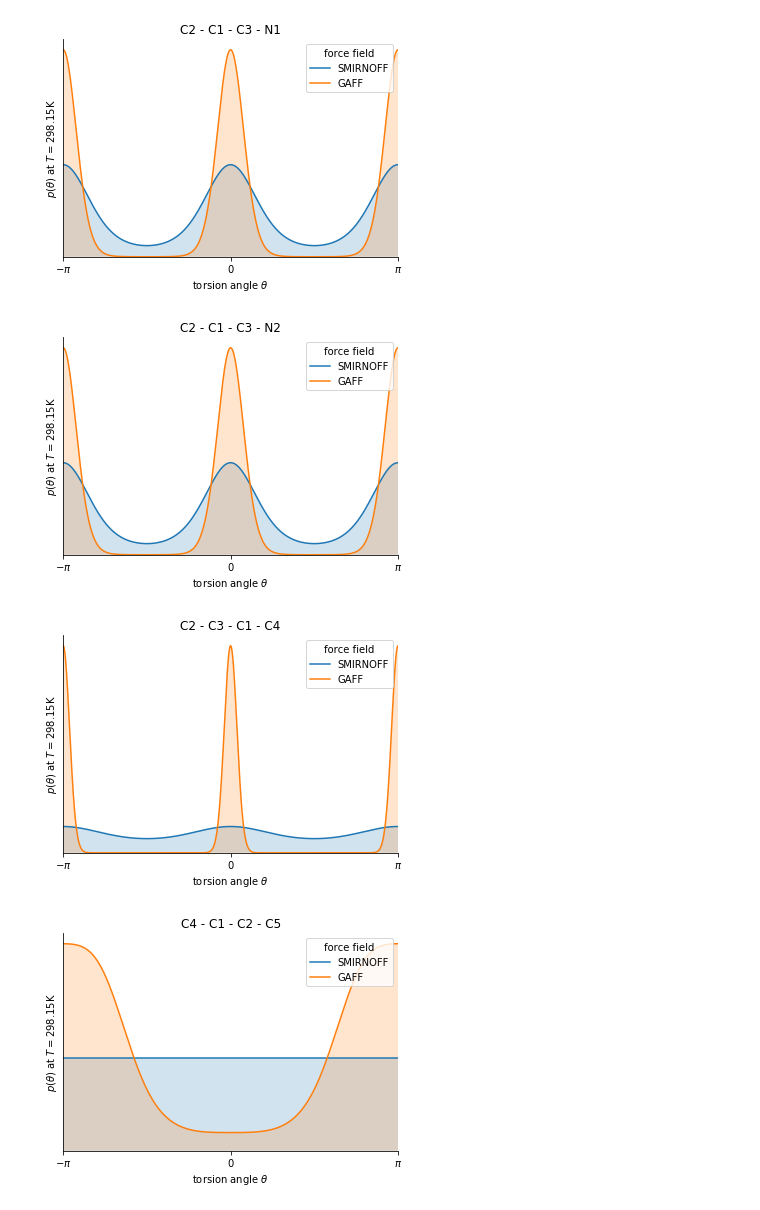
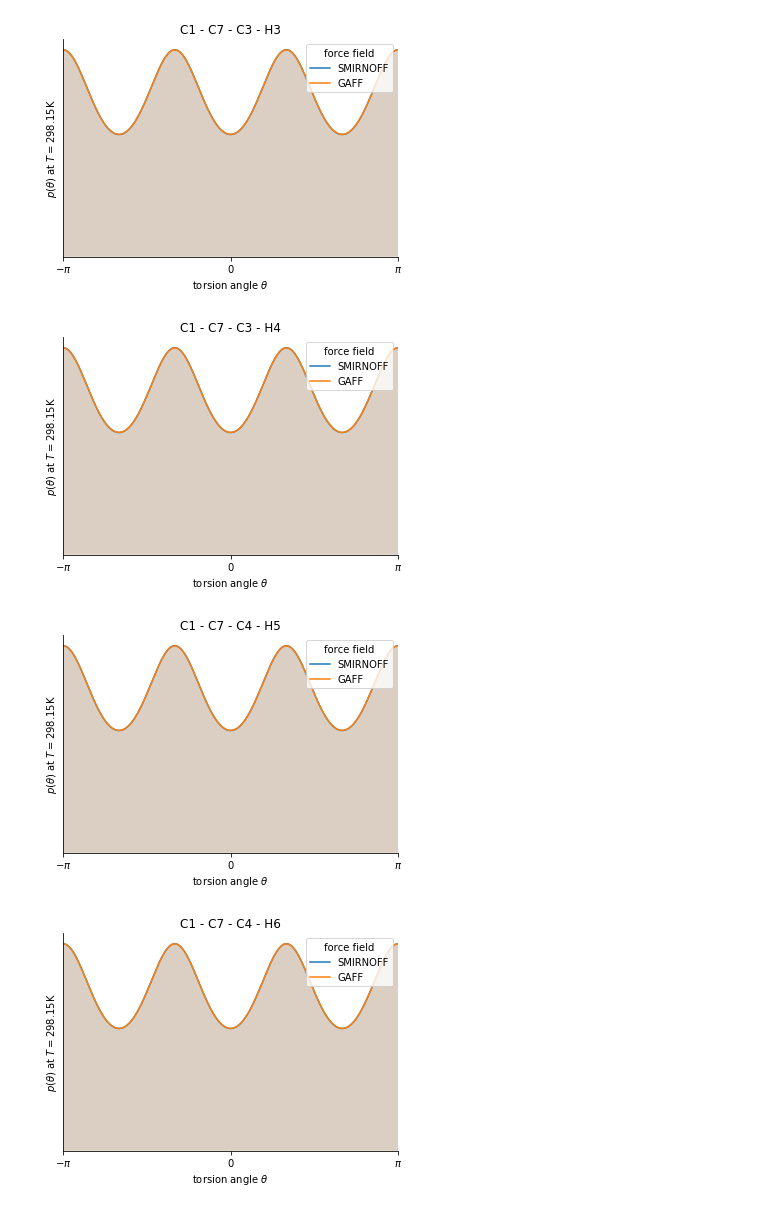
Before and after one commit to openforcefield/bayes-implicit-solvent, a Jupyter notebook: notebooks/compare slow aldicarb torsions in smirnoff vs. gaff.ipynb, the cells around one changed output. Cells and saved outputs as stored; diff of their text form; code cells hidden in the pictures.

```diff
--- a/notebooks/compare slow aldicarb torsions in smirnoff vs. gaff.ipynb
+++ b/notebooks/compare slow aldicarb torsions in smirnoff vs. gaff.ipynb
@@ -5,6 +5,8 @@ from bayes_implicit_solvent.solvation_free_energy import db, mol_top_sys_pos_lis
 from openmoltools import utils
 from simtk.openmm.app import ForceField
 from openmoltools.forcefield_generators import generateResidueTemplate, generateTopologyFromOEMol, gaffTemplateGenerator, generateForceFieldFromMolecules
+
+mol_ind = 116 # aldicarb
 
 def create_gaff_sim(mol, pos, gaff_version='gaff'):
     # create force field
@@ -49,5 +53,5 @@ torsion_force_smirnoff.getNumTorsions()
 # %%
-mol, top, sys, pos = mol_top_sys_pos_list[-100]
+mol, top, sys, pos = mol_top_sys_pos_list[mol_ind]
 vacuum_sim_gaff = create_gaff_sim(mol, pos)
 vacuum_sim_smirnoff = create_smirnoff_sim(top, sys, pos)
 torsion_force_gaff = vacuum_sim_gaff.system.getForce(2)
@@ -67,5 +87,2 @@ len(pos)
 # %%
 from collections import defaultdict
-a = defaultdict(list)
-a[0].append(1)
-a
@@ -279,4 +323,5 @@ for torsion_tuple in torsions_in_common:
 # %%
+torsion_distributions = []
 for torsion_tuple in torsions_in_common:
     plt.figure()
     ax = plt.subplot(1,1,1)
@@ -287,25 +332,25 @@ for torsion_tuple in torsions_in_common:
 
 
     # plot smirnoff
+    p_smirnoff = compute_torsion_distribution(
+                 theta,smirnoff_torsions[torsion_tuple])
     plt.plot(theta,
-             compute_torsion_distribution(
-                 theta,smirnoff_torsions[torsion_tuple]),
+             p_smirnoff,
              label='SMIRNOFF', **plot_kwargs)
     plt.fill_between(theta,
-             compute_torsion_distribution(
-                 theta,smirnoff_torsions[torsion_tuple]), **fill_kwargs)
+             p_smirnoff, **fill_kwargs)
 
 
     # plot gaff
+    p_gaff = compute_torsion_distribution(
+                 theta,gaff_torsions[torsion_tuple])
     plt.plot(theta,
-             compute_torsion_distribution(
-                 theta,gaff_torsions[torsion_tuple]),
+             p_gaff,
              label='GAFF')
     plt.fill_between(theta,
-             compute_torsion_distribution(
-                 theta,gaff_torsions[torsion_tuple]), **fill_kwargs)
+             p_gaff, **fill_kwargs)
 
-
+    torsion_distributions.append((p_gaff, p_smirnoff))
 
     plt.legend(title='force field', loc='upper right')
 
@@ -324,4 +369,4 @@ for torsion_tuple in torsions_in_common:
-[figure, old version]
+[figure, new version]
-[figure, old version]
+[figure, new version]
-[figure, old version]
+[figure, new version]
-[figure, old version]
+[figure, new version]
```
Also changed, not shown: parts of 24 cells of this notebook, 1 other file.
